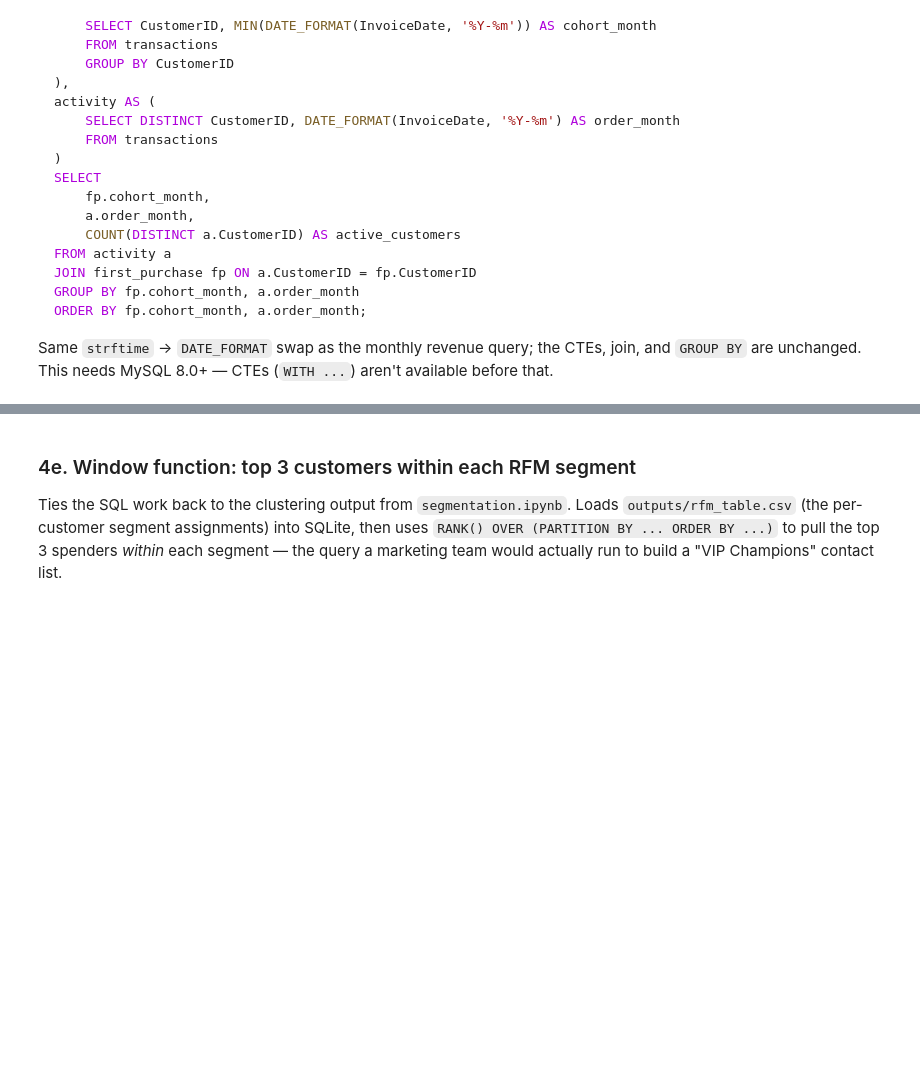
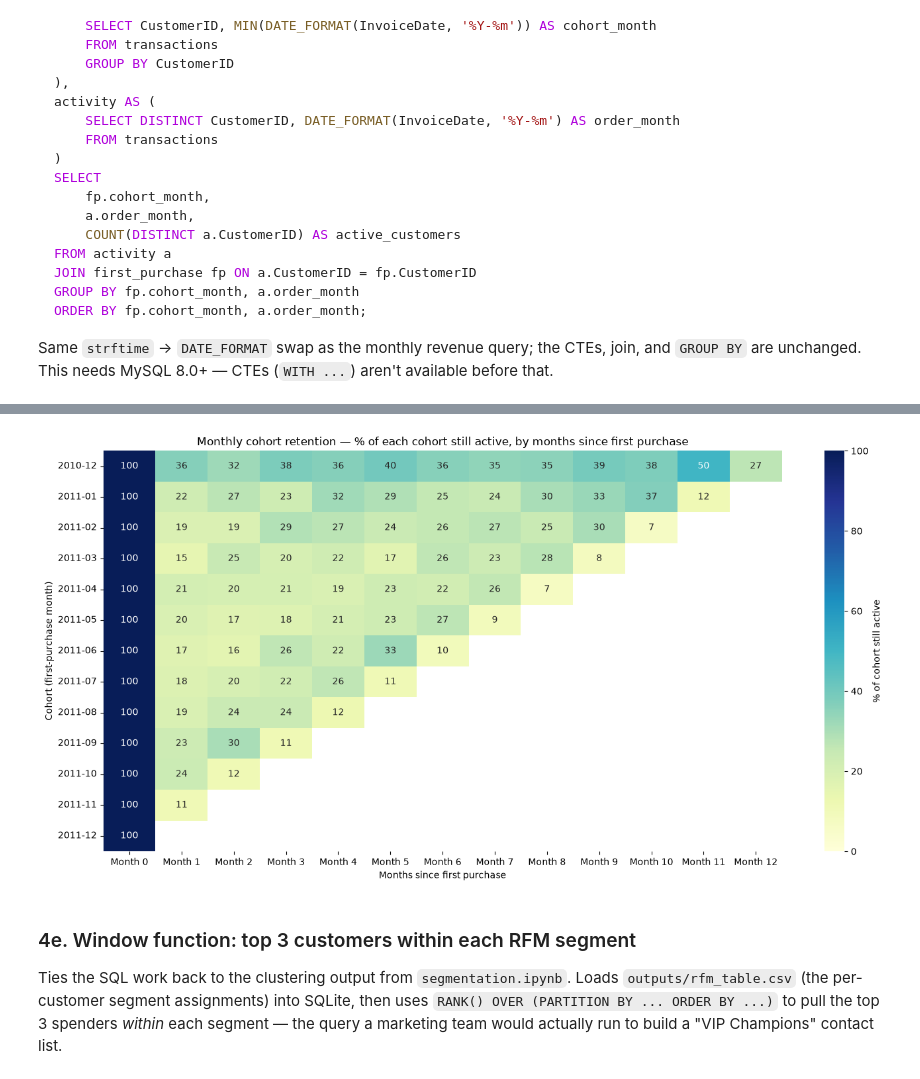
Before and after one commit to sonali9569/customer-segmentation-rfm-kmeans, a Jupyter notebook: sql_analysis.ipynb, the cells around one changed output, grey strips where cells are left out. Cells and saved outputs as stored; diff of their text form; code cells hidden in the pictures; blank space fills up the shorter version.

```diff
--- a/sql_analysis.ipynb
+++ b/sql_analysis.ipynb
@@ -389,3 +401,24 @@ plt.show()
+# %%
+cohort_long["cohort_period"] = pd.PeriodIndex(cohort_long["cohort_month"], freq="M")
+cohort_long["order_period"] = pd.PeriodIndex(cohort_long["order_month"], freq="M")
+cohort_long["month_offset"] = (cohort_long["order_period"] - cohort_long["cohort_period"]).apply(lambda p: p.n)
+
+cohort_offset_pivot = cohort_long.pivot(index="cohort_month", columns="month_offset", values="active_customers")
+cohort_offset_pivot.columns = [f"Month {c}" for c in cohort_offset_pivot.columns]
+
+retention_pct = cohort_offset_pivot.div(cohort_offset_pivot["Month 0"], axis=0).mul(100).round(1)
+
+fig, ax = plt.subplots(figsize=(14, 7))
+sns.heatmap(retention_pct, annot=True, fmt=".0f", cmap="YlGnBu", vmin=0, vmax=100,
+            ax=ax, cbar_kws={"label": "% of cohort still active"})
+ax.set_title("Monthly cohort retention — % of each cohort still active, by months since first purchase")
+ax.set_xlabel("Months since first purchase")
+ax.set_ylabel("Cohort (first-purchase month)")
+plt.tight_layout()
+plt.savefig(OUT / "cohort_retention.png", dpi=150)
+plt.show()
+# %% [output]
+[figure, added]
 # %% [markdown]
 ### 4e. Window function: top 3 customers within each RFM segment
 
```
Also changed, not shown: parts of 8 cells of this notebook, 10 other files.
